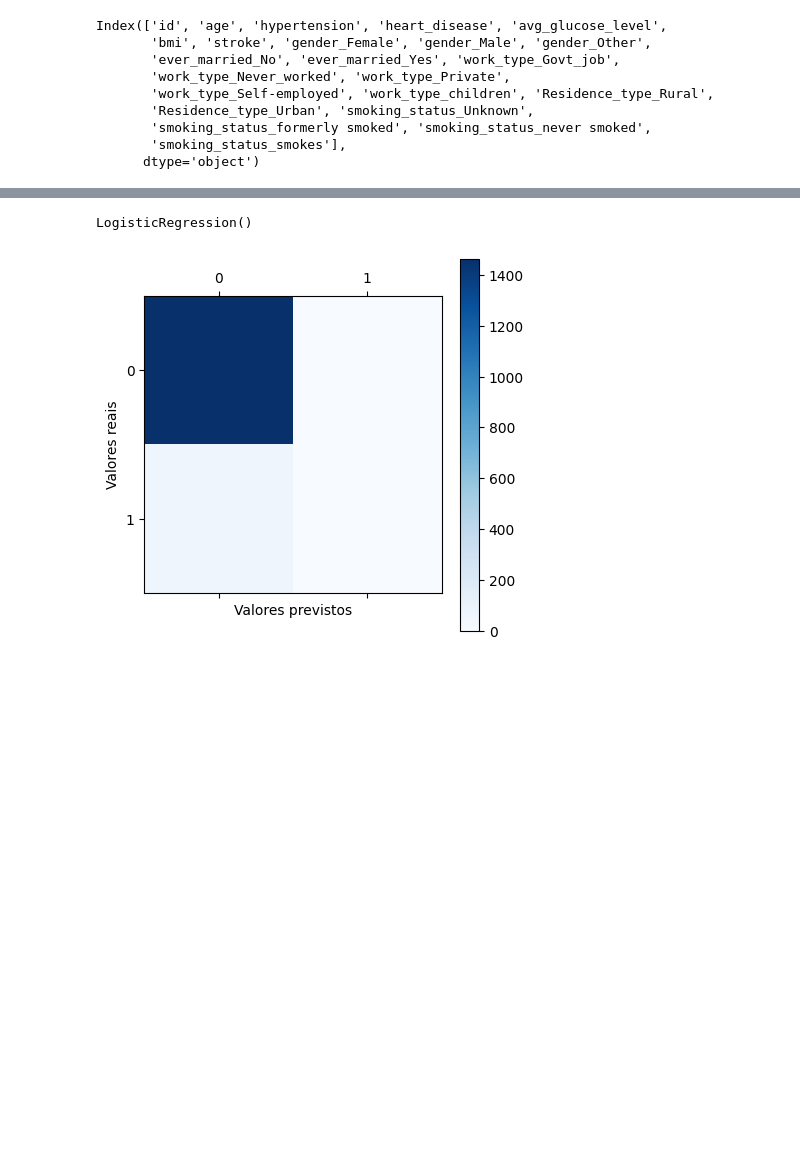
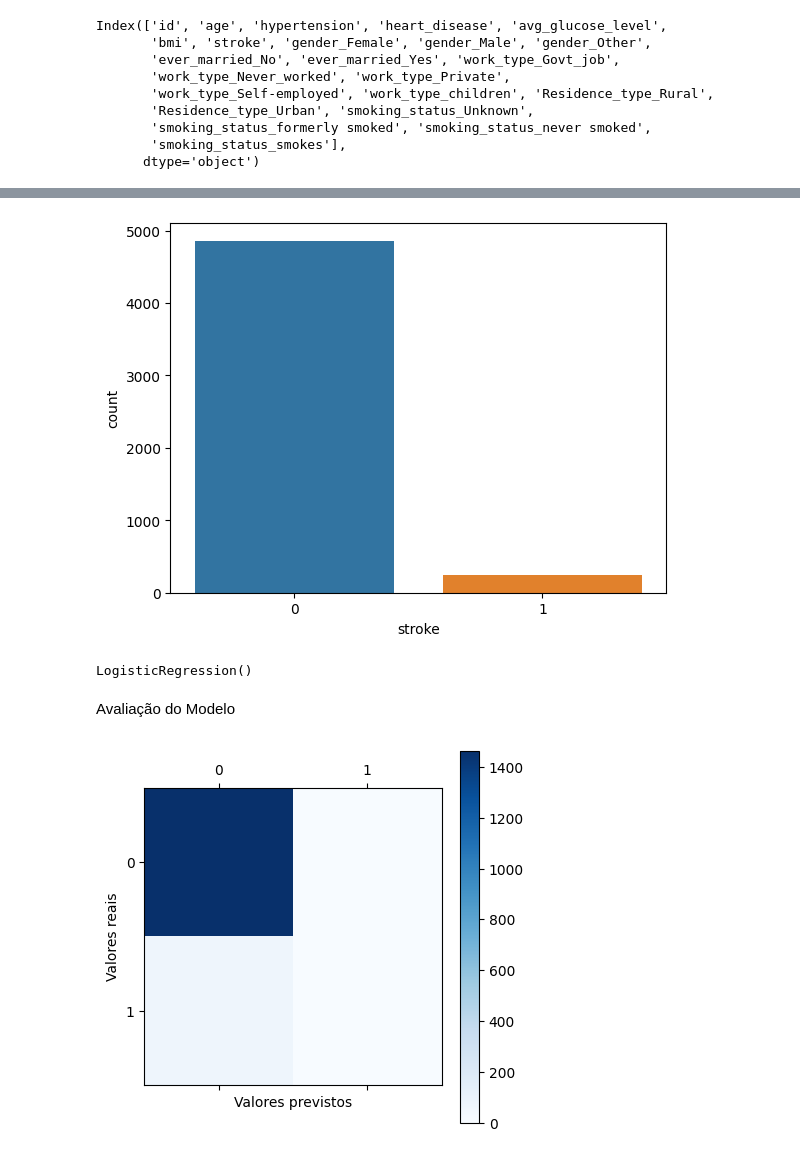
Before and after one commit to laryyssa/Aprendizado-de-Maquina-na-Saude, a Jupyter notebook: atv-3_regressao-logistica/main.ipynb, the cells around one changed output, grey strips where cells are left out. Saved outputs shown, nothing was run; the diff lists cells and outputs as text; code cells hidden in the pictures; blank space fills up the shorter version.

```diff
--- a/atv-3_regressao-logistica/main.ipynb
+++ b/atv-3_regressao-logistica/main.ipynb
@@ -173,10 +109,10 @@ colunasString
 array(['gender', 'ever_married', 'work_type', 'Residence_type',
        'smoking_status'], dtype=object)
 # %%
-df = pd.concat([df.drop(colunasString, axis=1),
+dft= pd.concat([df.drop(colunasString, axis=1),
                       pd.get_dummies(df[colunasString], prefix=colunasString)], axis=1)
 
-df.columns
+dft.columns
 # %% [output]
 Index(['id', 'age', 'hypertension', 'heart_disease', 'avg_glucose_level',
        'bmi', 'stroke', 'gender_Female', 'gender_Male', 'gender_Other',
@@ -201,5 +219,9 @@ y = df['stroke']
 # %%
 X_train, X_test, y_train, y_test = train_test_split(X,y, test_size=0.30, random_state=13)
+# %%
+ax = sns.countplot(x='stroke', data=df)
+# %% [output]
+[figure, added]
 # %%
 modelo = LogisticRegression()
 # %%
@@ -208,6 +230,8 @@ modelo.fit(X_train, y_train)
 LogisticRegression()
 # %%
 y_pred = modelo.predict(X_test)
+# %% [markdown]
+Avaliação do Modelo
 # %%
 # Calcular a matriz de confusão
 cm = confusion_matrix(y_test, y_pred)
```
Also changed, not shown: parts of 33 cells of this notebook.
